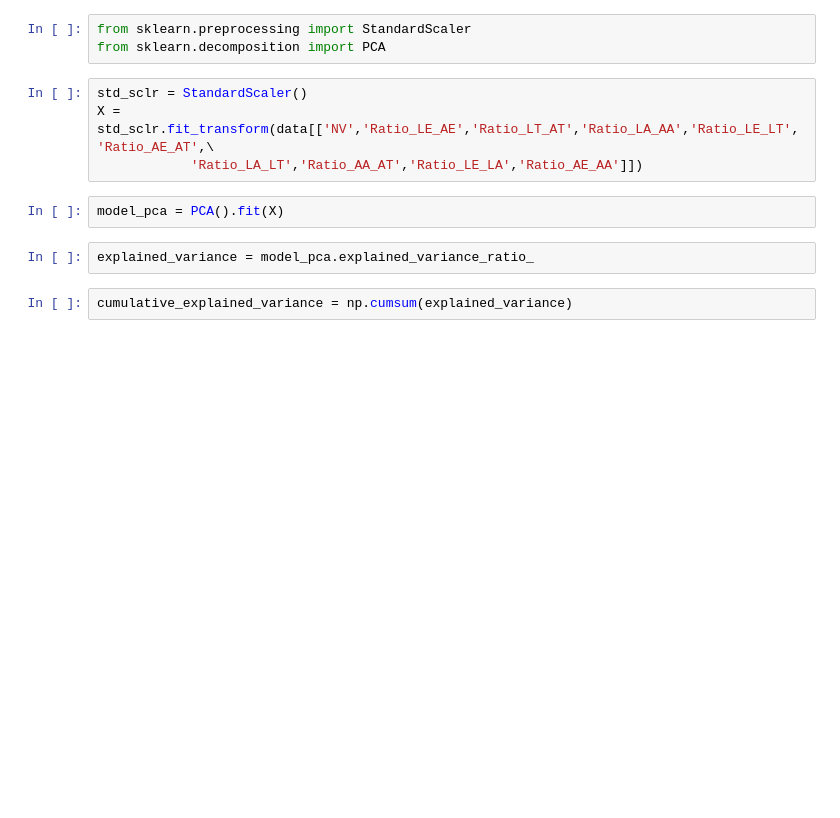
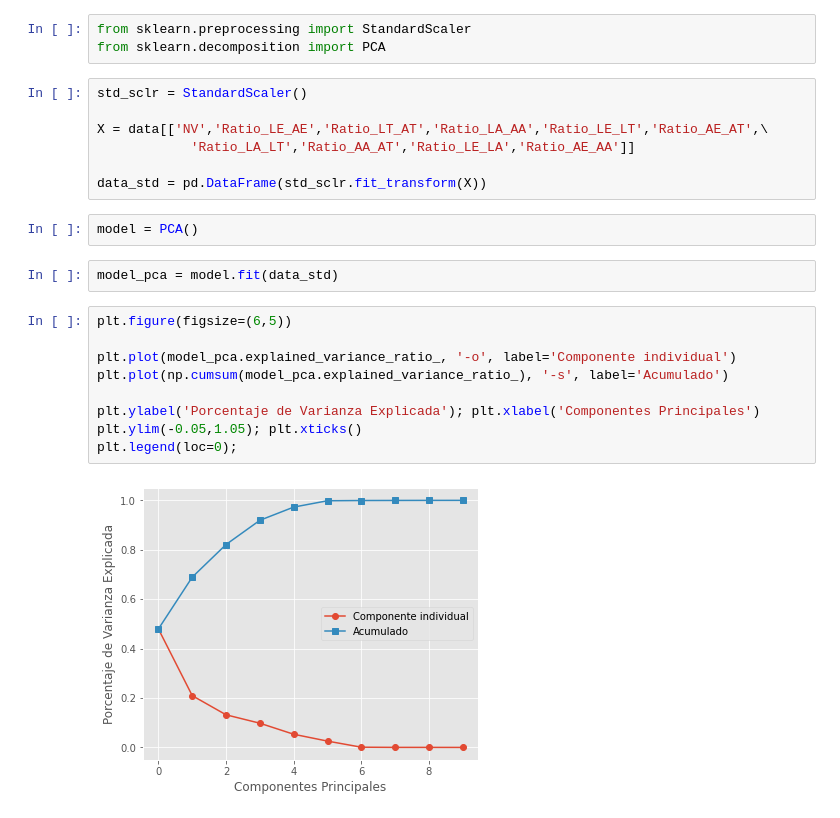
Before and after one commit to szl30n/ProyectosDHDS, a Jupyter notebook: TP4/notebooks/2_Prueba de Kmeans.ipynb, the cells around one changed output. Saved outputs shown, nothing was run; the diff lists cells and outputs as text; blank space fills up the shorter version.

```diff
--- a/TP4/notebooks/2_Prueba de Kmeans.ipynb
+++ b/TP4/notebooks/2_Prueba de Kmeans.ipynb
@@ -155,11 +122,23 @@ from sklearn.preprocessing import StandardScaler
 from sklearn.decomposition import PCA
 # %%
 std_sclr = StandardScaler()
-X = std_sclr.fit_transform(data[['NV','Ratio_LE_AE','Ratio_LT_AT','Ratio_LA_AA','Ratio_LE_LT','Ratio_AE_AT',\
-            'Ratio_LA_LT','Ratio_AA_AT','Ratio_LE_LA','Ratio_AE_AA']])
+
+X = data[['NV','Ratio_LE_AE','Ratio_LT_AT','Ratio_LA_AA','Ratio_LE_LT','Ratio_AE_AT',\
+            'Ratio_LA_LT','Ratio_AA_AT','Ratio_LE_LA','Ratio_AE_AA']]
+
+data_std = pd.DataFrame(std_sclr.fit_transform(X))
+# %%
+model = PCA()
 # %%
-model_pca = PCA().fit(X)
+model_pca = model.fit(data_std)
-# %%
-explained_variance = model_pca.explained_variance_ratio_
-# %%
-cumulative_explained_variance = np.cumsum(explained_variance)
+# %%
+plt.figure(figsize=(6,5))
+
+plt.plot(model_pca.explained_variance_ratio_, '-o', label='Componente individual')
+plt.plot(np.cumsum(model_pca.explained_variance_ratio_), '-s', label='Acumulado')
+
+plt.ylabel('Porcentaje de Varianza Explicada'); plt.xlabel('Componentes Principales')
+plt.ylim(-0.05,1.05); plt.xticks()
+plt.legend(loc=0);
+# %% [output]
+[figure, added]
```
Also changed, not shown: parts of 16 cells of this notebook, 2 other files.
